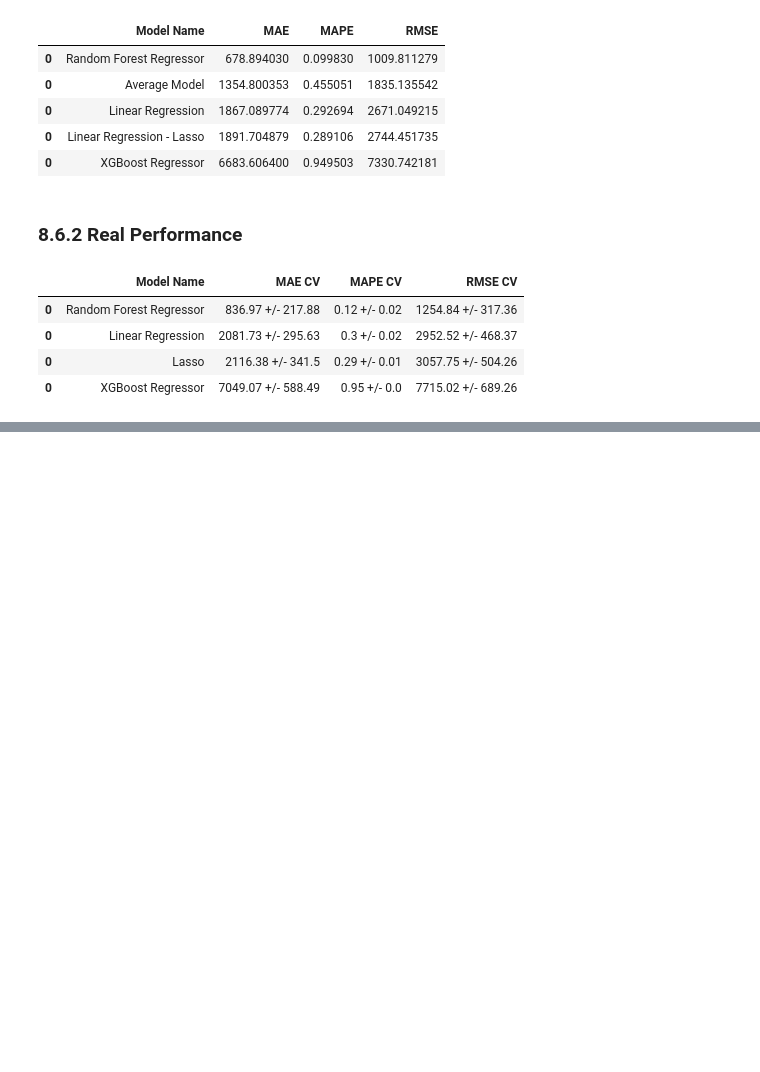
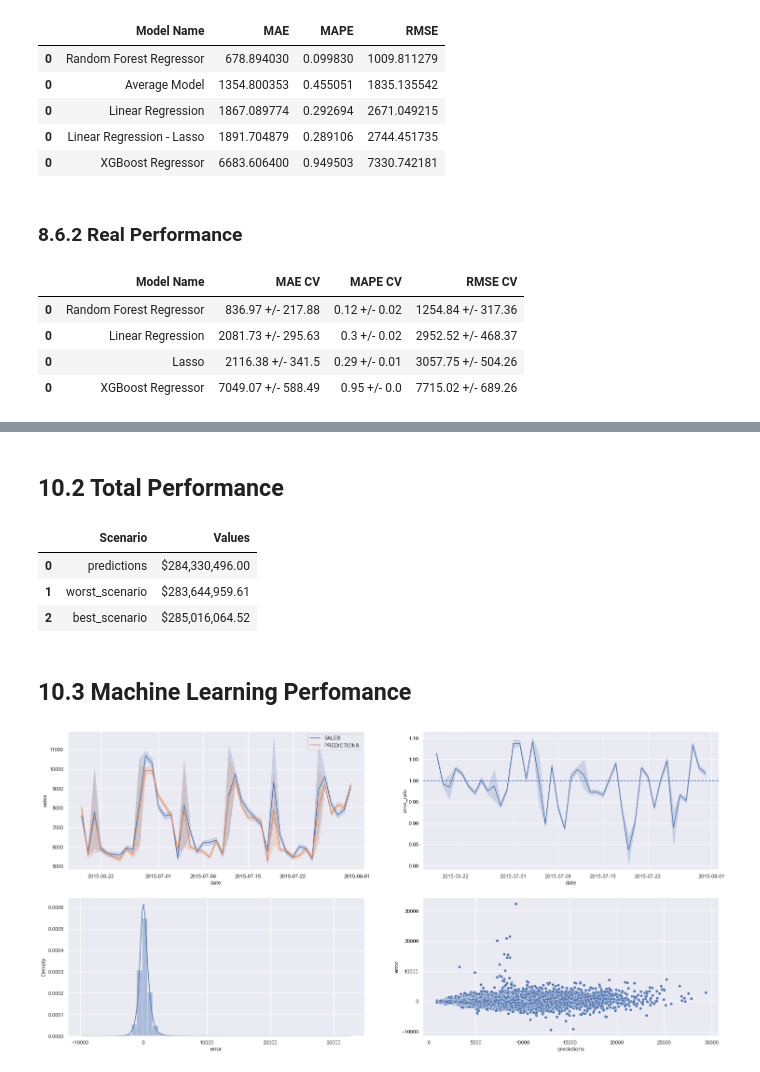
Before and after one commit to afsvieira/rossmann-store-sales, a Jupyter notebook: store_sales_prediction.ipynb, the cells around one changed output, grey strips where cells are left out. Cells and saved outputs as stored; diff of their text form; code cells hidden in the pictures; blank space fills up the shorter version.

```diff
--- a/store_sales_prediction.ipynb
+++ b/store_sales_prediction.ipynb
@@ -1288,0 +1349,21 @@ modelling_result_cv.sort_values('RMSE CV')
+# %%
+param_tuned = {'n_estimators': 3500,
+        'eta': 0.03,
+        'max_depth': 9,
+        'subsample': 0.7,
+        'colsample_bytree': 0.7,
+        'min_child_weight': 15
+        }
+
+#model
+
+model_xgb_tuned = xgb.XGBRegressor(objective='reg:squarederror',
+                            n_estimators=param_tuned['n_estimators'],
+                            eta=param_tuned['eta'],
+                            max_depth=param_tuned['max_depth'],
+                            subsample=param_tuned['subsample'],
+                            colsample_bytree=param_tuned['colsample_bytree'],
+                            min_child_weight=param_tuned['min_child_weight']).fit(x_train, Y_train)
+
+#prediction
+yhat_xgb_tuned = model_xgb_tuned.predict(x_test)
@@ -1288,0 +1431,32 @@ modelling_result_cv.sort_values('RMSE CV')
+# %% [markdown]
+## 10.2 Total Performance
+# %%
+df93 = df92[['predictions', 'worst_scenario', 'best_scenario']].apply(lambda x: np.sum(x), axis=0).reset_index().rename(columns={'index': 'Scenario', 0: 'Values'})
+df93['Values'] = df93['Values'].map('${:,.2f}'.format)
+df93
+# %% [output]
+|  | Scenario | Values |
+| 0 | predictions | $284,330,496.00 |
+| 1 | worst_scenario | $283,644,959.61 |
+| 2 | best_scenario | $285,016,064.52 |
+# %% [markdown]
+## 10.3 Machine Learning Perfomance
+# %%
+df9['error'] = df9['sales'] - df9['predictions']
+df9['error_rate'] = df9['predictions'] / df9['sales']
+# %%
+plt.subplot(2,2,1)
+sns.lineplot(x='date', y='sales', data=df9, label='SALES');
+sns.lineplot(x='date', y='predictions', data=df9, label='PREDICTIONS');
+
+plt.subplot(2,2,2)
+sns.lineplot(x='date', y='error_rate', data=df9);
+plt.axhline(1, linestyle='--')
+
+plt.subplot(2,2,3)
+sns.distplot(df9['error']);
+
+plt.subplot(2,2,4)
+sns.scatterplot(df9['predictions'], df9['error']);
+# %% [output]
+[figure, added]
```
Also changed, not shown: parts of 17 cells of this notebook.
